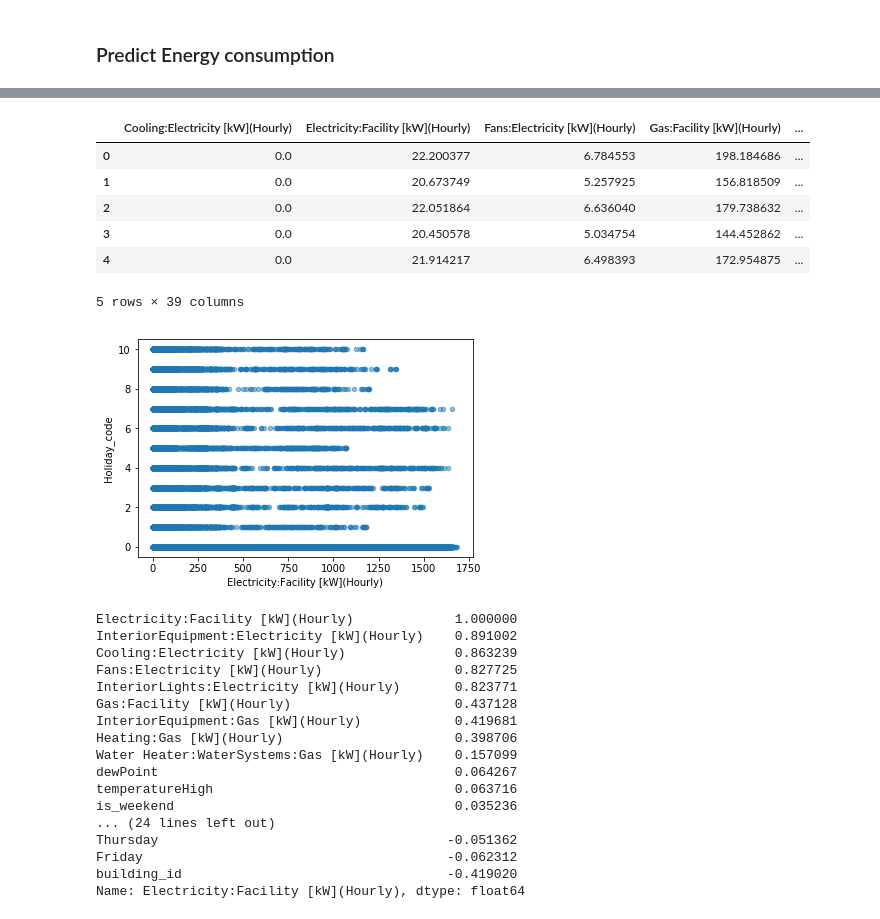
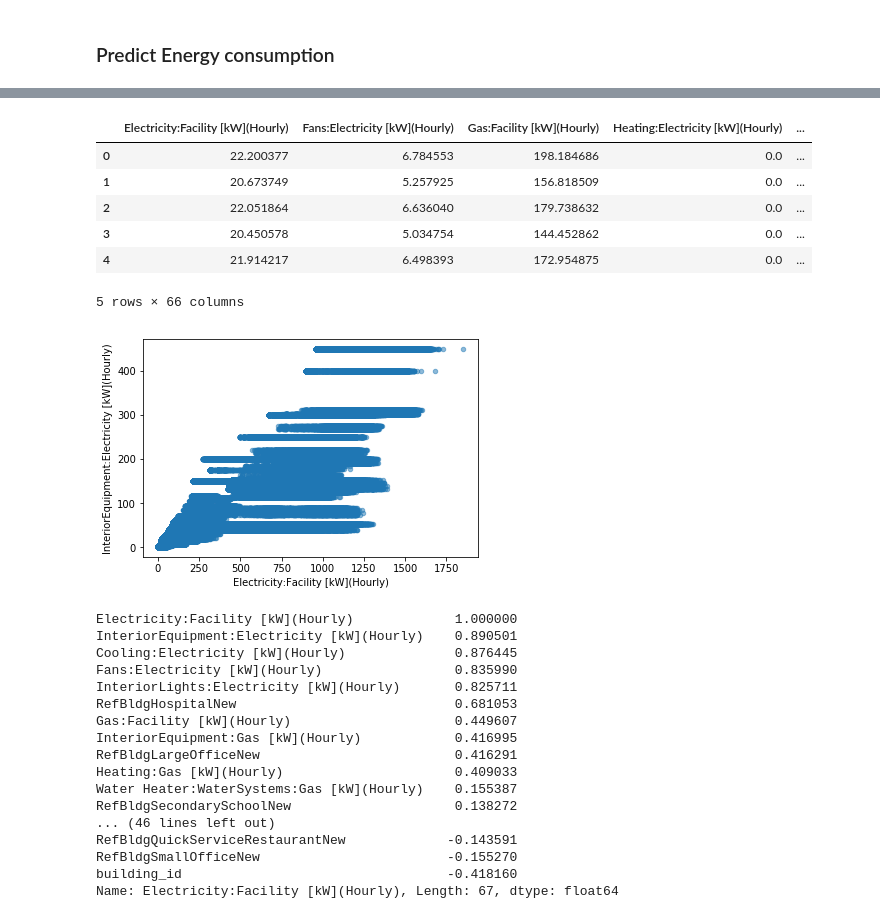
Before and after one commit to fagan2888/EnergyScience, a Jupyter notebook: Energybook-consumption.ipynb, the cells around one changed output, grey strips where cells are left out. Saved outputs shown, nothing was run; the diff lists cells and outputs as text; code cells hidden in the pictures.

```diff
--- a/Energybook-consumption.ipynb
+++ b/Energybook-consumption.ipynb
@@ -307,7 +340,7 @@ Index(['Cooling:Electricity [kW](Hourly)', 'Date/Time',
 # %%
 dataset_numeric = dataset[['Cooling:Electricity [kW](Hourly)',
                            'Electricity:Facility [kW](Hourly)',
-                            'Fans:Electricity [kW](Hourly)',
+                           'Fans:Electricity [kW](Hourly)',
                            'Gas:Facility [kW](Hourly)',
                            'Heating:Electricity [kW](Hourly)', 'Heating:Gas [kW](Hourly)',
                            'InteriorEquipment:Electricity [kW](Hourly)',
@@ -320,44 +353,54 @@ dataset_numeric = dataset[['Cooling:Electricity [kW](Hourly)',
                            'Labor Day', 'Martin Luther King Day', 'Memorial Day', 'New Years Day',
                            'Presidents Day', 'Thanksgiving', 'Veterans Day','is_weekend',
                            'is_holiday', 'Friday', 'Monday', 'Saturday', 'Sunday',
-                           'Thursday', 'Tuesday', 'Wednesday']]
+                           'Thursday', 'Tuesday', 'Wednesday', 'RefBldgFullServiceRestaurantNew',
+       'RefBldgHospitalNew', 'RefBldgLargeHotelNew', 'RefBldgLargeOfficeNew',
+       'RefBldgMediumOfficeNew', 'RefBldgMidriseApartmentNew',
+       'RefBldgOutPatientNew', 'RefBldgPrimarySchoolNew',
+       'RefBldgQuickServiceRestaurantNew', 'RefBldgSecondarySchoolNew',
+       'RefBldgSmallHotelNew', 'RefBldgSmallOfficeNew',
+       'RefBldgStand-aloneRetailNew', 'RefBldgStripMallNew',
+       'RefBldgSuperMarketNew', 'RefBldgWarehouseNew', 'USA_AK_FAIRBANKS',
+       'USA_CA_LOS_ANGELES', 'USA_IL_CHICAGO-OHARE', 'USA_MN_MINNEAPOLIS',
+       'USA_TX_HOUSTON', 'USA_WA_SEATTLE', 'USA_NV_LAS_VEGAS',
+        'USA_CA_SAN_FRANCISCO', 'USA_AZ_PHOENIX', 'USA_GA_ATLANTA', 'USA_MD_BALTIMORE', 'USA_CO_BOULDER']]
 # %%
 dataset_numeric.head(5)
 # %% [output]
-|  | Cooling:Electricity [kW](Hourly) | Electricity:Facility [kW](Hourly) | Fans:Electricity [kW](Hourly) | Gas:Facility [kW](Hourly) | ... |
-| 0 | 0.0 | 22.200377 | 6.784553 | 198.184686 | ... |
-| 1 | 0.0 | 20.673749 | 5.257925 | 156.818509 | ... |
-| 2 | 0.0 | 22.051864 | 6.636040 | 179.738632 | ... |
-| 3 | 0.0 | 20.450578 | 5.034754 | 144.452862 | ... |
-| 4 | 0.0 | 21.914217 | 6.498393 | 172.954875 | ... |
+|  | Electricity:Facility [kW](Hourly) | Fans:Electricity [kW](Hourly) | Gas:Facility [kW](Hourly) | Heating:Electricity [kW](Hourly) | ... |
+| 0 | 22.200377 | 6.784553 | 198.184686 | 0.0 | ... |
+| 1 | 20.673749 | 5.257925 | 156.818509 | 0.0 | ... |
+| 2 | 22.051864 | 6.636040 | 179.738632 | 0.0 | ... |
+| 3 | 20.450578 | 5.034754 | 144.452862 | 0.0 | ... |
+| 4 | 21.914217 | 6.498393 | 172.954875 | 0.0 | ... |
-5 rows × 39 columns
+5 rows × 66 columns
 # %%
-dataset_numeric.plot(kind="scatter", x="Electricity:Facility [kW](Hourly)", y="is_holiday", alpha=0.5)
+dataset_numeric.plot(kind="scatter", x="Electricity:Facility [kW](Hourly)", y="InteriorEquipment:Electricity [kW](Hourly)", alpha=0.5)
 #plt.savefig('scatter.png')
 #scatter_matrix(dataset_numeric, alpha=0.2, figsize=(25,25), diagonal='kde')
 plt.show()
 # %% [output]
-[figure, old version]
+[figure, new version]
 # %%
 corr_matrix = dataset_numeric.corr()
 corr_matrix["Electricity:Facility [kW](Hourly)"].sort_values(ascending=False)
 # %% [output]
 Electricity:Facility [kW](Hourly)             1.000000
-InteriorEquipment:Electricity [kW](Hourly)    0.891002
-Cooling:Electricity [kW](Hourly)              0.863239
-Fans:Electricity [kW](Hourly)                 0.827725
-InteriorLights:Electricity [kW](Hourly)       0.823771
-Gas:Facility [kW](Hourly)                     0.437128
-InteriorEquipment:Gas [kW](Hourly)            0.419681
-Heating:Gas [kW](Hourly)                      0.398706
-Water Heater:WaterSystems:Gas [kW](Hourly)    0.157099
-dewPoint                                      0.064267
-temperatureHigh                               0.063716
-is_weekend                                    0.035236
-... (24 lines left out)
-Thursday                                     -0.051362
-Friday                                       -0.062312
-building_id                                  -0.419020
-Name: Electricity:Facility [kW](Hourly), dtype: float64
+InteriorEquipment:Electricity [kW](Hourly)    0.890501
+Cooling:Electricity [kW](Hourly)              0.876445
+Fans:Electricity [kW](Hourly)                 0.835990
+InteriorLights:Electricity [kW](Hourly)       0.825711
+RefBldgHospitalNew                            0.681053
+Gas:Facility [kW](Hourly)                     0.449607
+InteriorEquipment:Gas [kW](Hourly)            0.416995
+RefBldgLargeOfficeNew                         0.416291
+Heating:Gas [kW](Hourly)                      0.409033
+Water Heater:WaterSystems:Gas [kW](Hourly)    0.155387
+RefBldgSecondarySchoolNew                     0.138272
+... (46 lines left out)
+RefBldgQuickServiceRestaurantNew             -0.143591
+RefBldgSmallOfficeNew                        -0.155270
+building_id                                  -0.418160
+Name: Electricity:Facility [kW](Hourly), Length: 67, dtype: float64
 # %%
 dataset_features = dataset_numeric[['Cooling:Electricity [kW](Hourly)',
```
Also changed, not shown: parts of 26 cells of this notebook, 2 other files.
